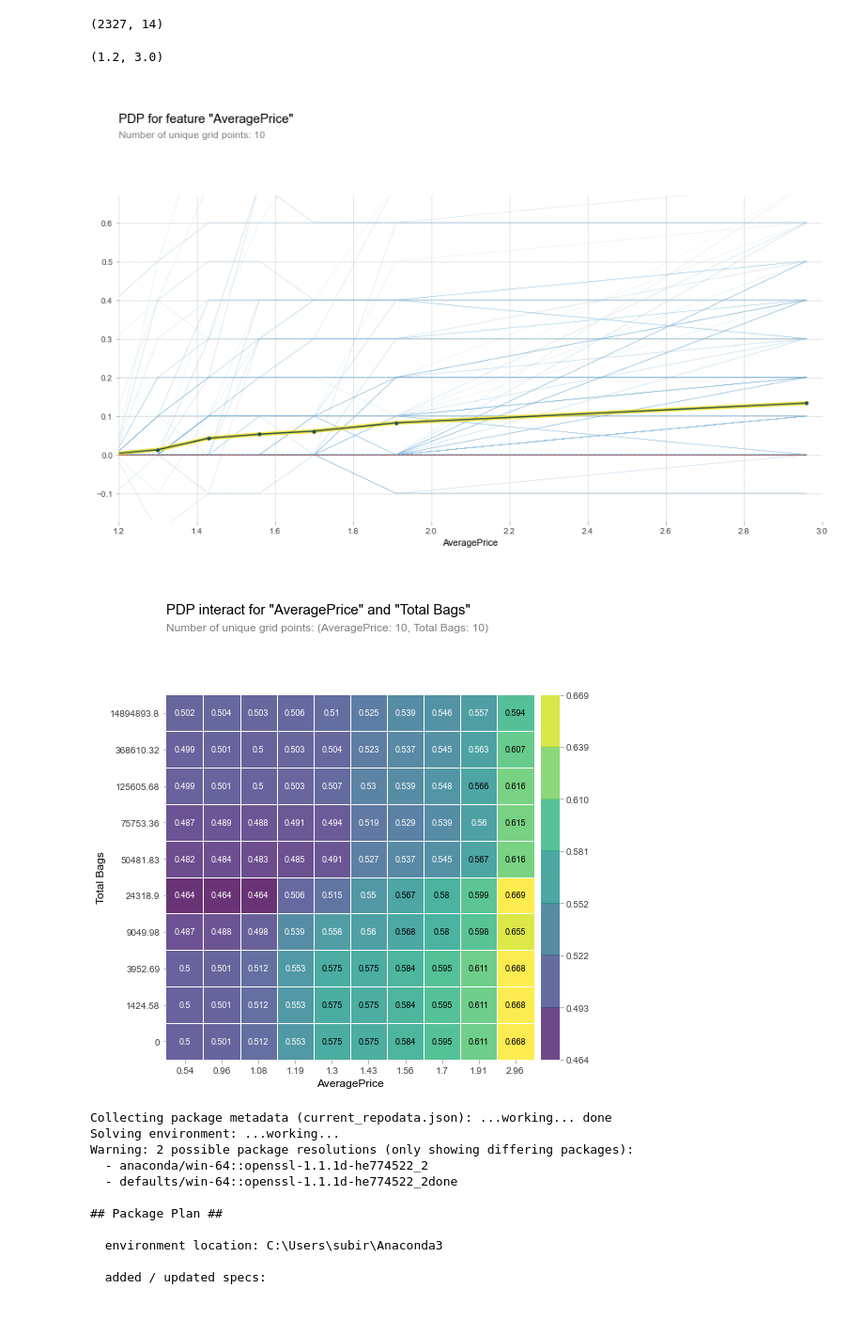
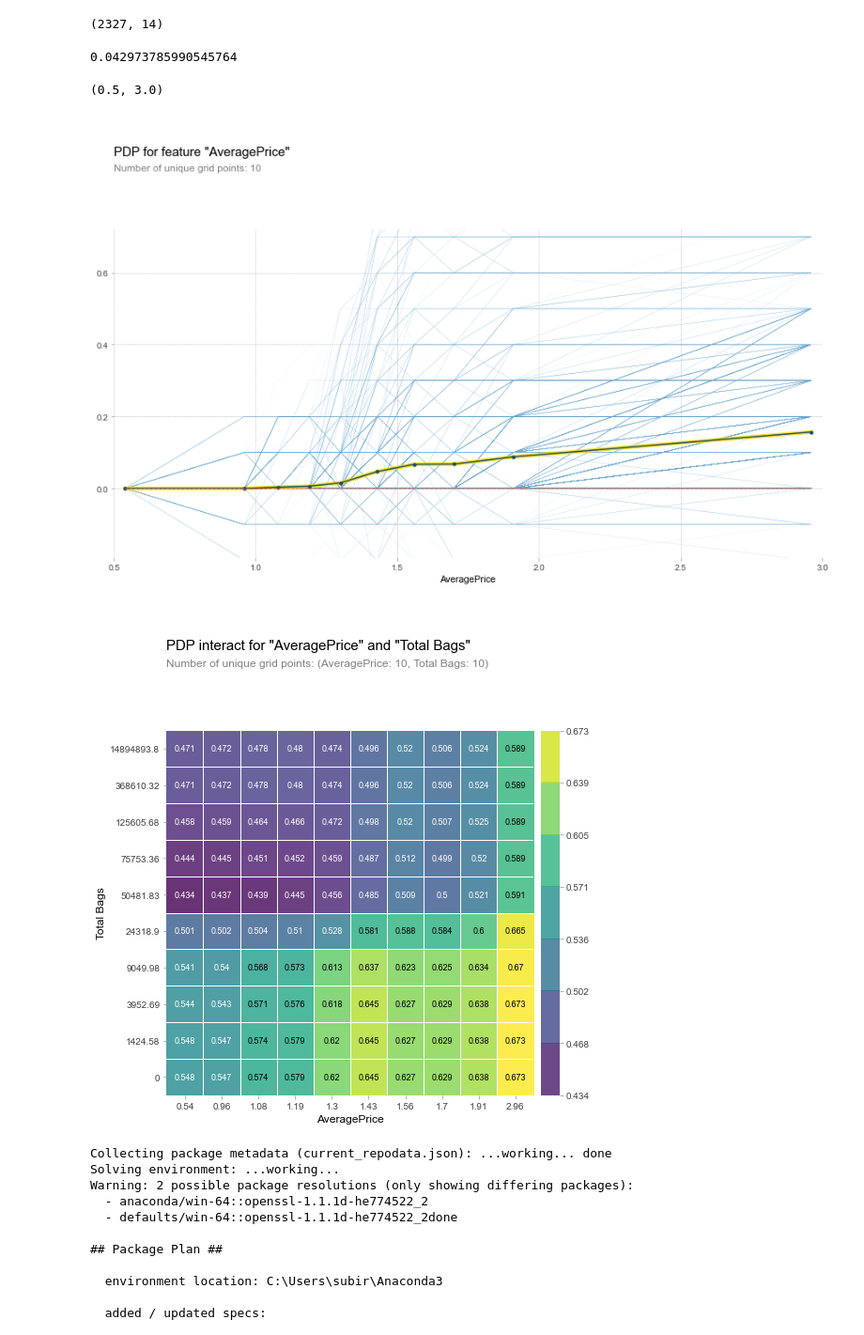
Before and after one commit to SwetaSengupta/DS-Unit-2-Applied-Modeling, a Jupyter notebook: module4-model-interpretation/LS_DS_234_assignment.ipynb, the cells around one changed output. Shown: that part at 94% size. Drawn from its saved outputs; the diff is of its cells as text; code cells hidden in the pictures; blank space fills up the shorter version.

```diff
--- a/module4-model-interpretation/LS_DS_234_assignment.ipynb
+++ b/module4-model-interpretation/LS_DS_234_assignment.ipynb
@@ -122,6 +121,6 @@ sns.pairplot(avocado, vars=['AveragePrice','type'])
 # %%
 avocado['Total_avo_sold'] = avocado['4046']+avocado['4225']+avocado['4770']
 # %%
-avocado_df = avocado.drop(columns=['Date','4046','4225','4770'])
+avocado_df = avocado.drop(columns=['Date','4046','4225','4770','Unnamed: 0'])
 avocado_df
 # %% [output]
@@ -346,0 +306,12 @@ pdp_plot(isolated, feature_name=feature);
+# %%
+from pdpbox.pdp import pdp_isolate, pdp_plot
+
+feature = 'AveragePrice'
+
+isolated = pdp_isolate(
+    model=rf,
+    dataset=X_val,
+    model_features=X_val.columns,
+    feature=feature,
+    num_grid_points=50
+)
@@ -348,12 +323,16 @@ pdp_plot(isolated, feature_name=feature);
 val.shape
 # %% [output]
 (2327, 14)
+# %%
+100/2327
+# %% [output]
+0.042973785990545764
 # %%
-pdp_plot(isolated, feature_name=feature, plot_lines=True, frac_to_plot=0.10);
-plt.xlim([1.20, 3])
+pdp_plot(isolated, feature_name=feature, plot_lines=True, frac_to_plot=0.50);
+plt.xlim([0.5, 3])
 # %% [output]
-(1.2, 3.0)
+(0.5, 3.0)
-[figure, old version]
+[figure, new version]
 # %%
 #Partial Dependence Plots with 2 features
 # %%
@@ -370,7 +349,7 @@ interaction = pdp_interact(
 # %%
 pdp_interact_plot(interaction, plot_type='grid', feature_names=features);
 # %% [output]
-[figure, old version]
+[figure, new version]
 # %%
 conda install -c conda-forge shap
 # %% [output]
```
Also changed, not shown: parts of 17 cells of this notebook, 1 other file.
